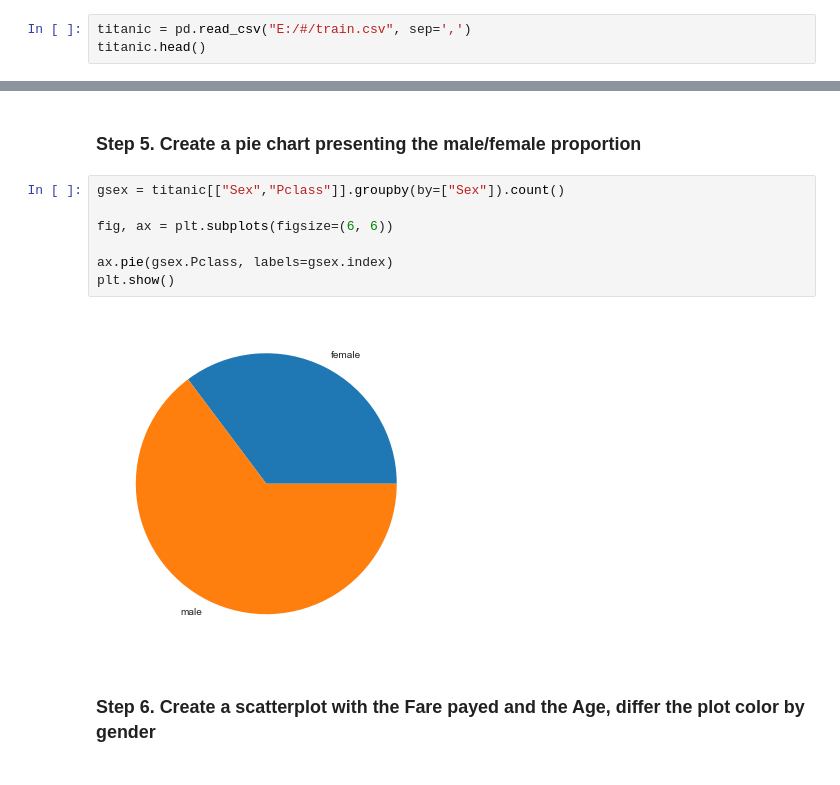
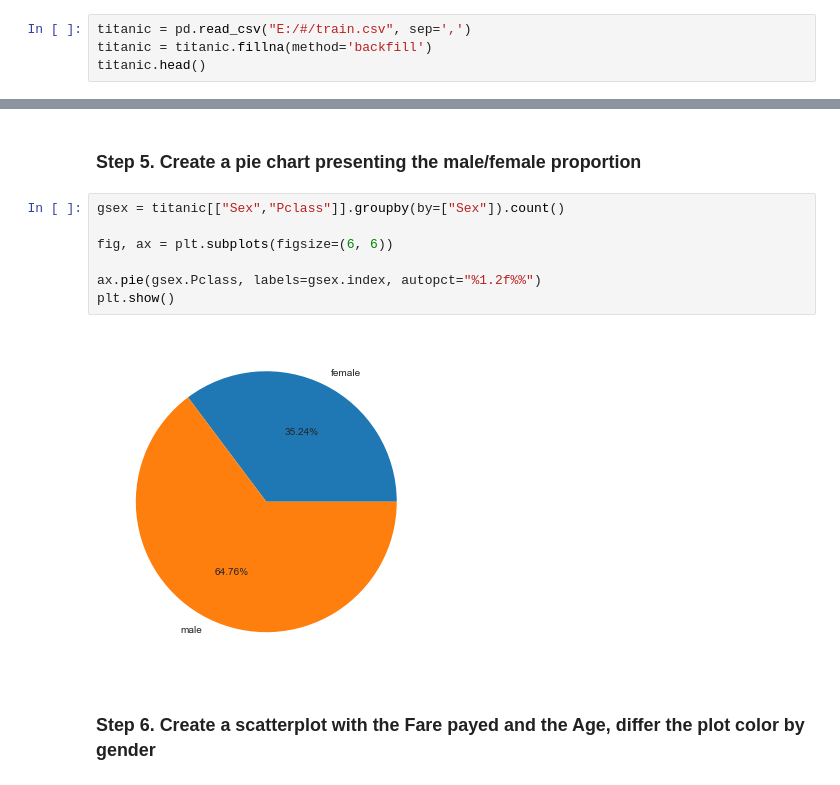
Before and after one commit to zhiyixu/pandas_exercises, a Jupyter notebook: 07_Visualization/Titanic_Desaster/Exercises.ipynb, the cells around one changed output, grey strips where cells are left out. Saved outputs shown, nothing was run; the diff lists cells and outputs as text.

```diff
--- a/07_Visualization/Titanic_Desaster/Exercises.ipynb
+++ b/07_Visualization/Titanic_Desaster/Exercises.ipynb
@@ -21,6 +21,7 @@ plt.style.use('seaborn-darkgrid')
 ### Step 3. Assign it to a variable titanic
 # %%
 titanic = pd.read_csv("E:/#/train.csv", sep=',')
+titanic = titanic.fillna(method='backfill')
 titanic.head()
 # %% [output]
 |  | PassengerId | Survived | Pclass | Name | Sex | Age | SibSp | Parch | Ticket | Fare | ... |
@@ -47,12 +48,12 @@ titanic.head()
 # %%
 gsex = titanic[["Sex","Pclass"]].groupby(by=["Sex"]).count()
 
 fig, ax = plt.subplots(figsize=(6, 6))
 
-ax.pie(gsex.Pclass, labels=gsex.index)
+ax.pie(gsex.Pclass, labels=gsex.index, autopct="%1.2f%%")
 plt.show()
 # %% [output]
-[figure, old version]
+[figure, new version]
 # %% [markdown]
 ### Step 6. Create a scatterplot with the Fare payed and the Age, differ the plot color by gender
 # %%
```
Also changed, not shown: parts of 4 cells of this notebook.
